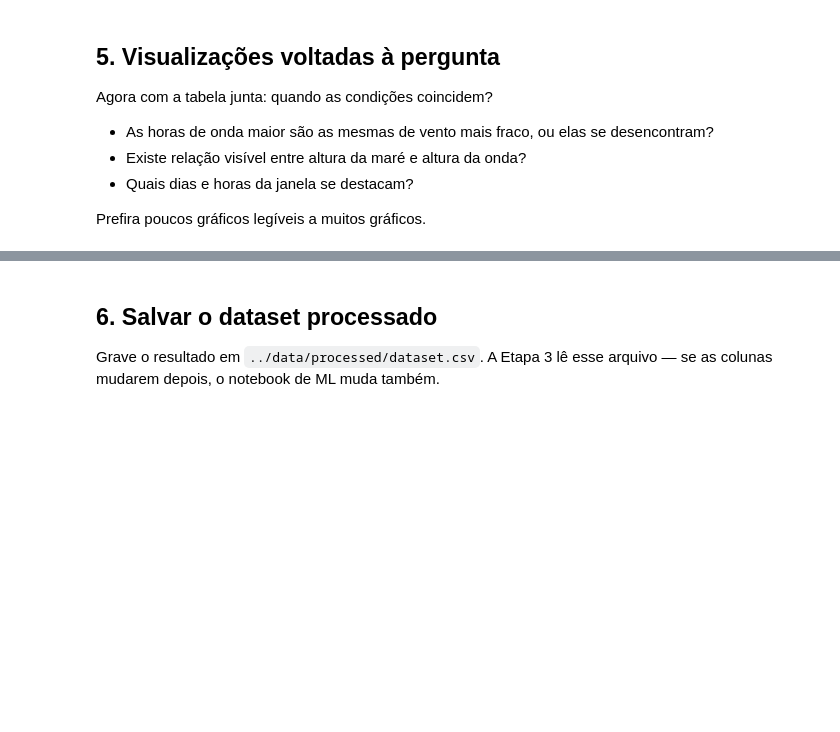
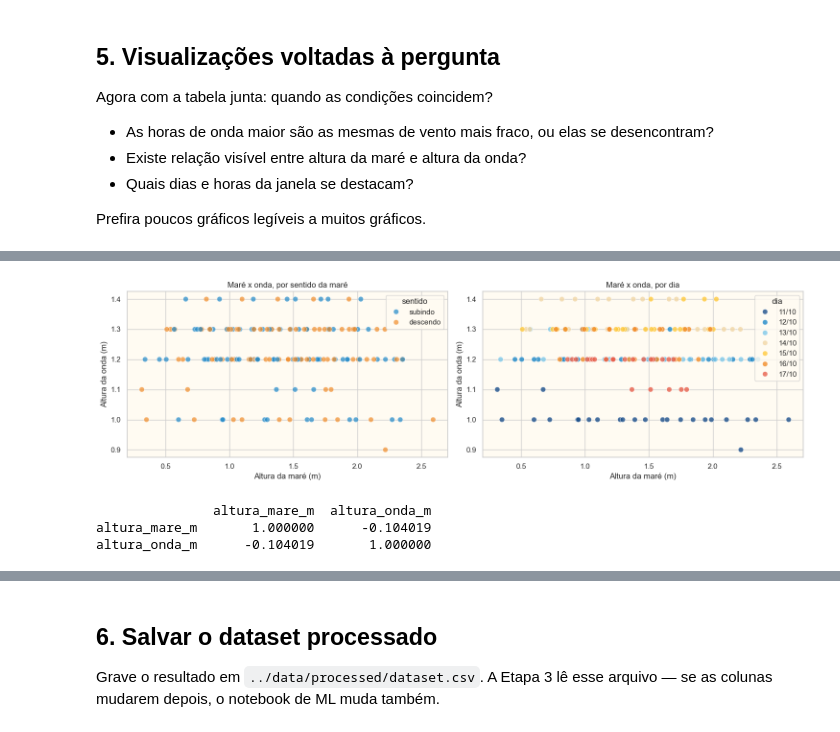
Before and after one commit to phmcd-bit/miniprojeto2, a Jupyter notebook: notebooks/eda.ipynb, the cells around one changed output, grey strips where cells are left out. Cells and saved outputs as stored; diff of their text form; code cells hidden in the pictures; blank space fills up the shorter version.

```diff
--- a/notebooks/eda.ipynb
+++ b/notebooks/eda.ipynb
@@ -492,0 +798,35 @@ Prefira poucos gráficos legíveis a muitos gráficos.
+# %%
+# Existe relação visível entre altura da maré e altura da onda?
+
+d = df_dataset.assign(dia=df_dataset["datetime"].dt.strftime("%d/%m"))
+cores_dias = [PRAIA["azul_escuro"], PRAIA["azul"], PRAIA["azul_claro"],
+              PRAIA["areia"], PRAIA["amarelo"], PRAIA["laranja"], PRAIA["coral"]]
+
+fig, axes = plt.subplots(1, 2, figsize=(15, 4.5))
+
+sns.scatterplot(
+    data=d, x="altura_mare_m", y="altura_onda_m", hue="sentido",
+    palette={"subindo": PRAIA["azul"], "descendo": PRAIA["laranja"]},
+    alpha=0.7, s=60, ax=axes[0],
+)
+axes[0].set_title("Maré x onda, por sentido da maré")
+
+sns.scatterplot(
+    data=d, x="altura_mare_m", y="altura_onda_m", hue="dia",
+    palette=cores_dias, alpha=0.8, s=60, ax=axes[1],
+)
+axes[1].set_title("Maré x onda, por dia")
+
+for ax in axes:
+    ax.set_xlabel("Altura da maré (m)")
+    ax.set_ylabel("Altura da onda (m)")
+
+plt.tight_layout()
+plt.show()
+
+print(d[["altura_mare_m", "altura_onda_m"]].corr())
+# %% [output]
+[figure, added]
+               altura_mare_m  altura_onda_m
+altura_mare_m       1.000000      -0.104019
+altura_onda_m      -0.104019       1.000000
```
Also changed, not shown: parts of 28 cells of this notebook.
